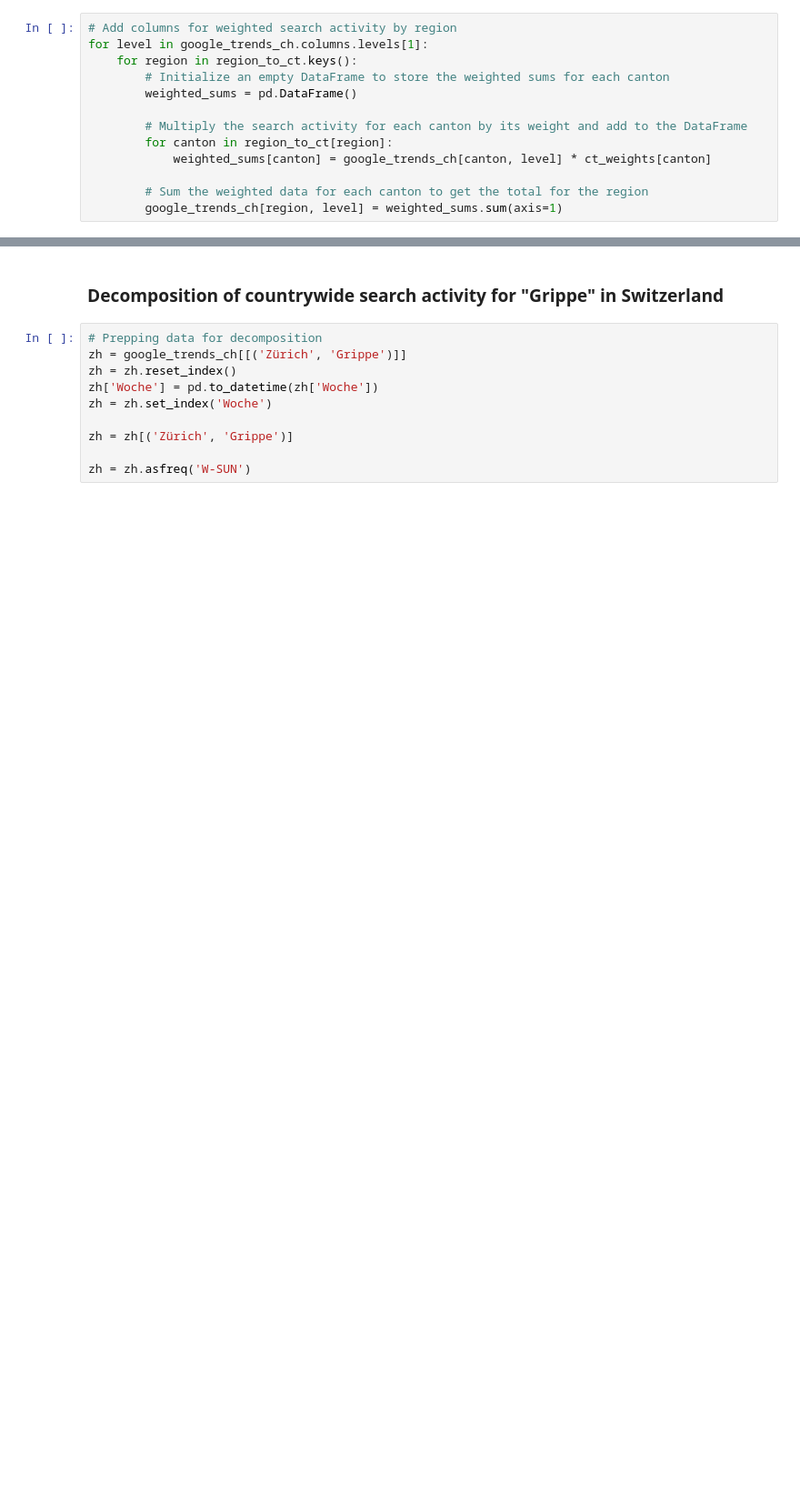
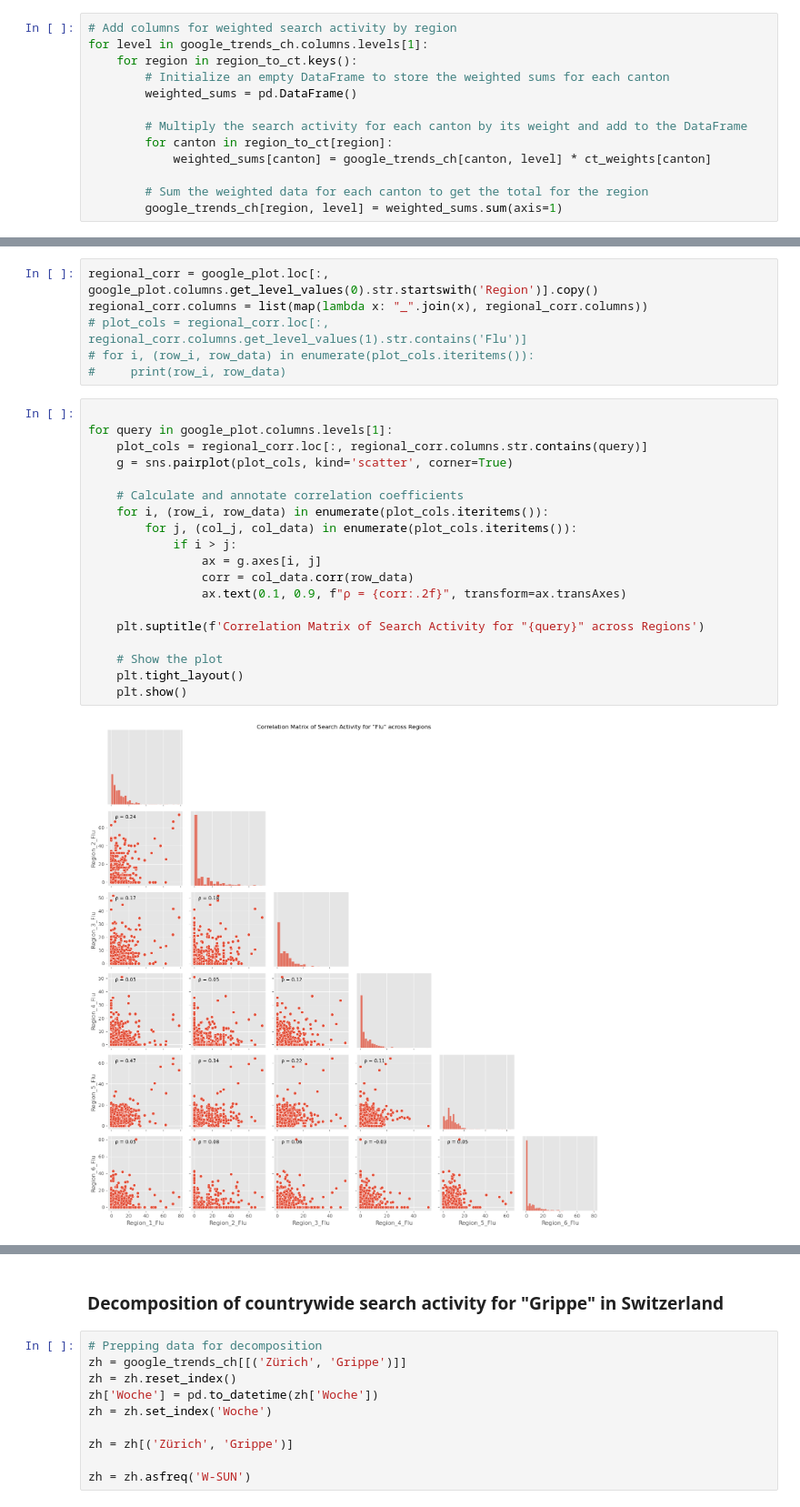
Before and after one commit to th-kl/DSF, a Jupyter notebook: notebooks/google_notebook.ipynb, the cells around one changed output, grey strips where cells are left out. Shown at 91% size. Drawn from its saved outputs; the diff is of its cells as text; blank space fills up the shorter version.

```diff
--- a/notebooks/google_notebook.ipynb
+++ b/notebooks/google_notebook.ipynb
@@ -292,0 +313,27 @@ Region_6: ['Graubünden', 'Tessin']
+# %%
+regional_corr = google_plot.loc[:, google_plot.columns.get_level_values(0).str.startswith('Region')].copy()
+regional_corr.columns = list(map(lambda x: "_".join(x), regional_corr.columns))
+# plot_cols = regional_corr.loc[:, regional_corr.columns.get_level_values(1).str.contains('Flu')]
+# for i, (row_i, row_data) in enumerate(plot_cols.iteritems()):
+#     print(row_i, row_data)
+# %%
+
+for query in google_plot.columns.levels[1]:
+    plot_cols = regional_corr.loc[:, regional_corr.columns.str.contains(query)]
+    g = sns.pairplot(plot_cols, kind='scatter', corner=True)
+
+    # Calculate and annotate correlation coefficients
+    for i, (row_i, row_data) in enumerate(plot_cols.iteritems()):
+        for j, (col_j, col_data) in enumerate(plot_cols.iteritems()):
+            if i > j:
+                ax = g.axes[i, j]
+                corr = col_data.corr(row_data)
+                ax.text(0.1, 0.9, f"ρ = {corr:.2f}", transform=ax.transAxes)
+
+    plt.suptitle(f'Correlation Matrix of Search Activity for "{query}" across Regions')
+
+    # Show the plot
+    plt.tight_layout()
+    plt.show()
+# %% [output]
+[figure, added]
```
Also changed, not shown: parts of 22 cells of this notebook, 1 other file.
